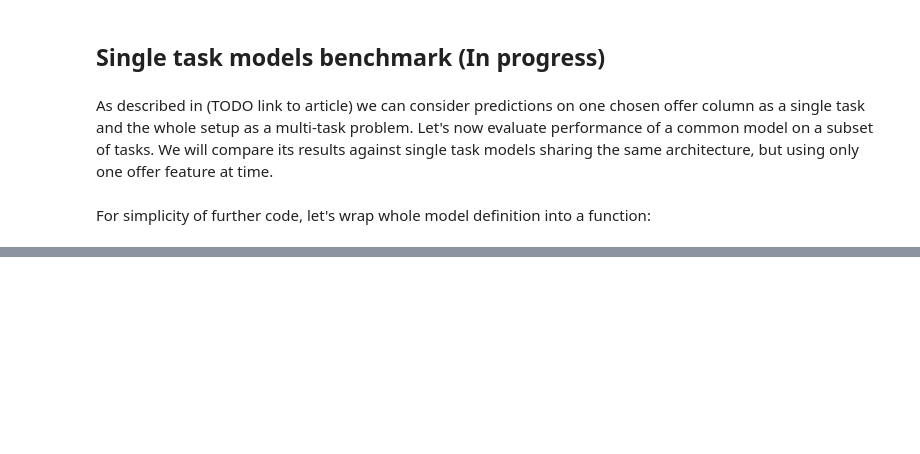
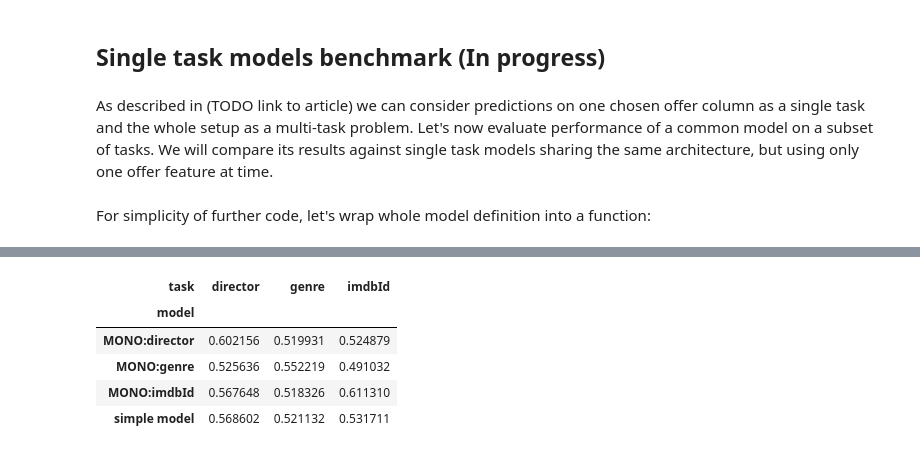
Before and after one commit to tinyclues/group-by-augmentations-model, a Jupyter notebook: training/movielens simple model.ipynb, the cells around one changed output, grey strips where cells are left out. Cells and saved outputs as stored; diff of their text form; code cells hidden in the pictures; blank space fills up the shorter version.

Commit message:
eval for simple model

```diff
--- a/training/movielens simple model.ipynb
+++ b/training/movielens simple model.ipynb
@@ -369,0 +403,7 @@ def two_tower_model(offer_features, name='two_tower_model'):
+# %%
+%%time
+from utils import prepare_single_task_dataset
+test_datasets = {}
+for task_offer_feature in TASKS:
+    test_datasets[task_offer_feature] = \
+        prepare_single_task_dataset(raw_test_ds, 50400, task_offer_feature, offer_features, 'date')
@@ -369,0 +455,13 @@ def two_tower_model(offer_features, name='two_tower_model'):
+# %%
+%%time
+from collections import defaultdict
+from utils import evaluate_model
+
+aucs = defaultdict(dict)
+for task_offer_feature in TASKS:
+    for model_name in TASKS:
+        aucs[task_offer_feature][f'MONO:{model_name}'] = \
+            evaluate_model(mono_feature_models[model_name],
+                           task_offer_feature, test_datasets, inverse_lookups, NUMBER_OF_NEGATIVES)
+    aucs[task_offer_feature]['simple model'] = \
+            evaluate_model(model, task_offer_feature, test_datasets, inverse_lookups, NUMBER_OF_NEGATIVES)
@@ -369,0 +471,19 @@ def two_tower_model(offer_features, name='two_tower_model'):
+# %%
+def wAUC(auc_df, cutoff=200):
+    auc_df = auc_df[(auc_df['name'] != '[UNK]') & (auc_df['counts'] > cutoff)]
+    return (auc_df['auc'] * auc_df['counts']).sum() / auc_df['counts'].sum()
+# %%
+results = pd.DataFrame()
+for task_name in aucs:
+    for model_name in aucs[task_name]:
+        w_auc = wAUC(aucs[task_name][model_name])
+        results = results.append({'wAUC': w_auc, 'task': task_name, 'model': model_name}, ignore_index=True)
+# %%
+pd.pivot_table(results, 'wAUC', 'model', 'task').style.background_gradient(cmap='coolwarm')
+# %% [output]
+| task | director | genre | imdbId |
+| model |  |  |  |
+| MONO:director | 0.602156 | 0.519931 | 0.524879 |
+| MONO:genre | 0.525636 | 0.552219 | 0.491032 |
+| MONO:imdbId | 0.567648 | 0.518326 | 0.611310 |
+| simple model | 0.568602 | 0.521132 | 0.531711 |
```
Also changed, not shown: parts of 24 cells of this notebook, 3 other files.
